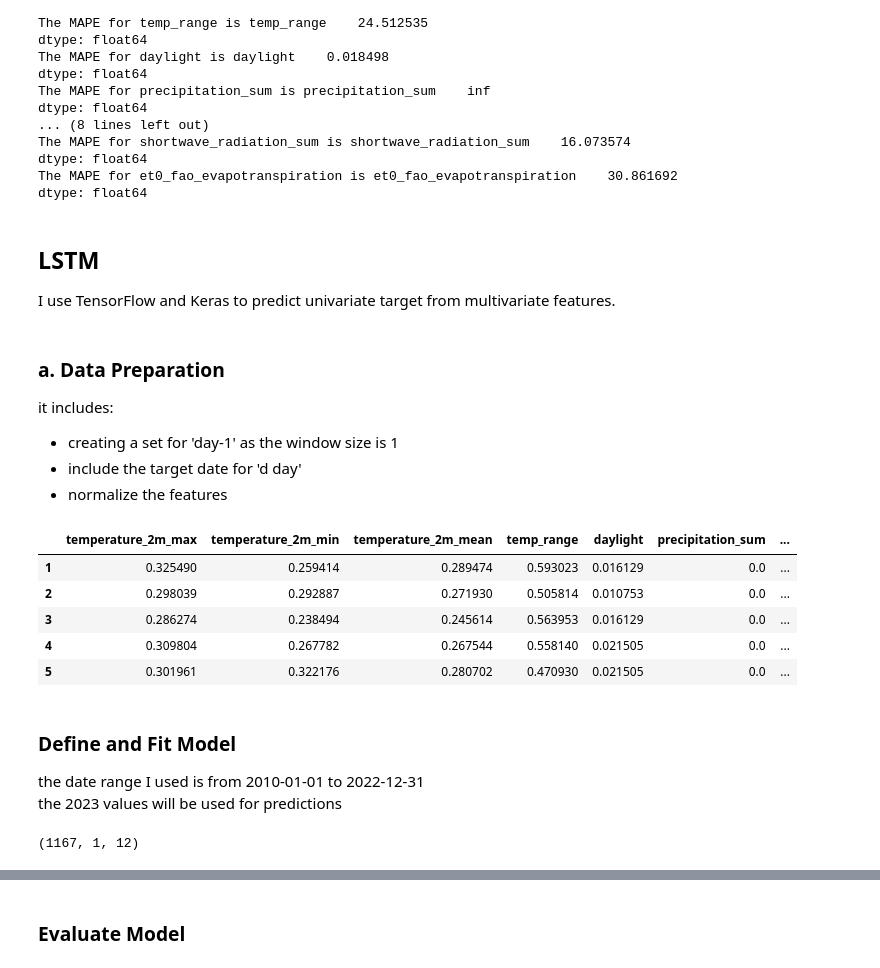
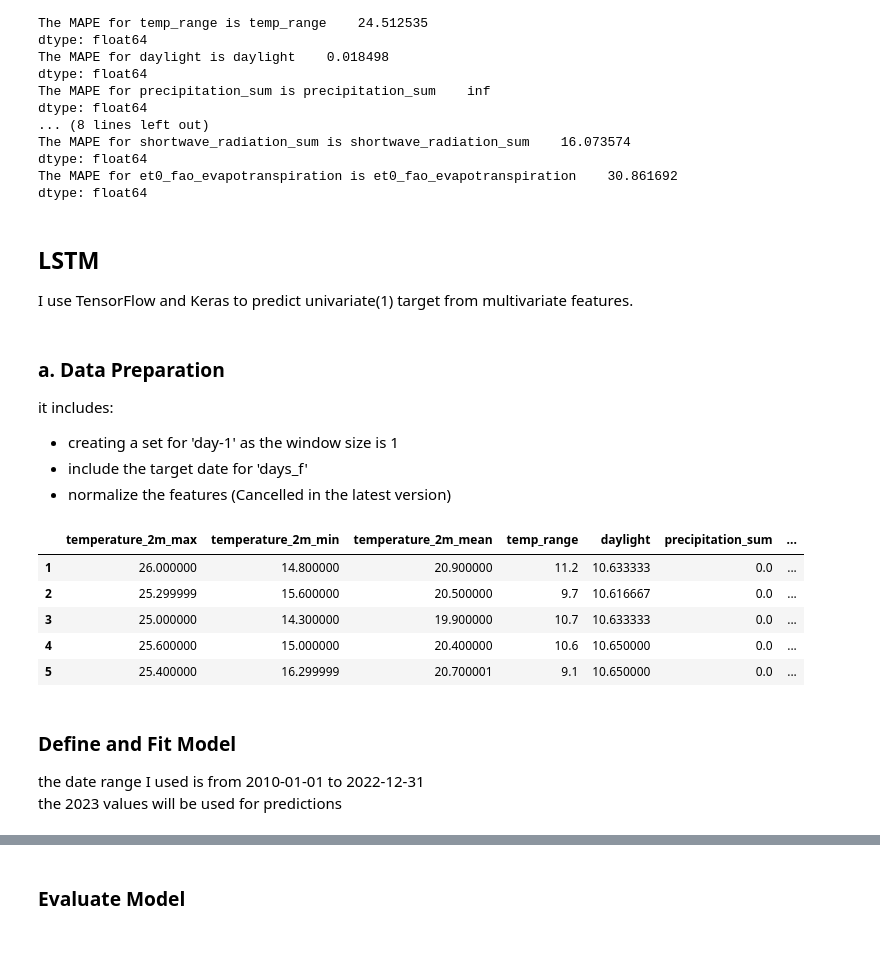
Before and after one commit to OmdenaAI/karachi-pakistan-weather-prediction, a Jupyter notebook: src/tasks/task_3_modelling/LSTM_Heatwave_Predictions.ipynb, the cells around one changed output, grey strips where cells are left out. Cells and saved outputs as stored; diff of their text form; code cells hidden in the pictures.

```diff
--- a/src/tasks/task_3_modelling/LSTM_Heatwave_Predictions.ipynb
+++ b/src/tasks/task_3_modelling/LSTM_Heatwave_Predictions.ipynb
@@ -175,11 +180,11 @@ dtype: float64
 # %% [markdown]
 ## LSTM
 
-I use TensorFlow and Keras to predict univariate target from multivariate features.
+I use TensorFlow and Keras to predict univariate(1) target from multivariate features.
 # %% [markdown]
 ### a. Data Preparation
 it includes:<br>
 * creating a set for 'day-1' as the window size is 1
-* include the target date for 'd day'
-* normalize the features
+* include the target date for 'days_f'
+* normalize the features (Cancelled in the latest version)
 # %%
@@ -208,36 +213,32 @@ def series_to_supervised(data, n_in=1, n_out=1, dropnan=True):
   return agg
 # %%
 # adapted from https://machinelearningmastery.com/
-from sklearn.preprocessing import MinMaxScaler
+
+# number of days to forecast
+days_f = 7
 
 values = df_k.values
 values = values.astype('float32')
 
-# normalize feature
-minmax = MinMaxScaler(feature_range=(0,1))
-values_minmaxed = minmax.fit_transform(values)
+# # normalize feature
+# minmax = MinMaxScaler(feature_range=(0,1))
+# values_minmaxed = minmax.fit_transform(values)
 # frame as supervised learning
-reframed = series_to_supervised(values_minmaxed, 1, 1)
 
-# I keep the temp max (t) columns and drop all the others
-# reframed.drop(reframed.columns[13:14], axis=1, inplace=True)
-reframed = reframed.iloc[:, list(range(12)) + [12]]
-
+reframed = series_to_supervised(values, 1, days_f)
+# I keep the temp max (t, t+1, etc) columns and drop all the others
+reframed = reframed.iloc[:, list(range(12)) + [12*x for x in range(1,days_f+1)]]
 # get the columns names right
 df_k_columns = df_k.columns.tolist()
-df_k_columns.append(df_k.columns[0])
-
-reframed.columns = df_k_columns
-reframed.columns.values[12] = 'temperature_2m_max (t)'
-
-display(reframed.head())
+reframed.columns = df_k_columns + list(['temperature_2m_max (t' + str(x) +')' for x in range(0, days_f)])
+reframed.head()
 # %% [output]
 |  | temperature_2m_max | temperature_2m_min | temperature_2m_mean | temp_range | daylight | precipitation_sum | ... |
-| 1 | 0.325490 | 0.259414 | 0.289474 | 0.593023 | 0.016129 | 0.0 | ... |
-| 2 | 0.298039 | 0.292887 | 0.271930 | 0.505814 | 0.010753 | 0.0 | ... |
-| 3 | 0.286274 | 0.238494 | 0.245614 | 0.563953 | 0.016129 | 0.0 | ... |
-| 4 | 0.309804 | 0.267782 | 0.267544 | 0.558140 | 0.021505 | 0.0 | ... |
-| 5 | 0.301961 | 0.322176 | 0.280702 | 0.470930 | 0.021505 | 0.0 | ... |
+| 1 | 26.000000 | 14.800000 | 20.900000 | 11.2 | 10.633333 | 0.0 | ... |
+| 2 | 25.299999 | 15.600000 | 20.500000 | 9.7 | 10.616667 | 0.0 | ... |
+| 3 | 25.000000 | 14.300000 | 19.900000 | 10.7 | 10.633333 | 0.0 | ... |
+| 4 | 25.600000 | 15.000000 | 20.400000 | 10.6 | 10.650000 | 0.0 | ... |
+| 5 | 25.400000 | 16.299999 | 20.700001 | 9.1 | 10.650000 | 0.0 | ... |
 # %% [markdown]
 ### Define and Fit Model
 the date range I used is from 2010-01-01 to 2022-12-31<br>
@@ -254,14 +255,12 @@ n_train_days = int(4748 * .80)
 train = values[:n_train_days, :]
 test = values[n_train_days:, :]
 # split into input and outputs
-train_X, train_y = train[:, :-1], train[:, -1]
-test_X, test_y = test[:, :-1], test[:, -1]
+train_X, train_y = train[:, 0:12], train[:, 12:(12+days_f)]
+test_X, test_y = test[:, 0:12], test[:, 12:12+days_f]
+
 # reshape input to be 3D [samples, timesteps, features]
 train_X = train_X.reshape((train_X.shape[0], 1, train_X.shape[1]))
 test_X = test_X.reshape((test_X.shape[0], 1, test_X.shape[1]))
-print(test_X.shape)
-# %% [output]
-(1167, 1, 12)
 # %%
 # adapted from https://machinelearningmastery.com/
 # design network
```
Also changed, not shown: parts of 18 cells of this notebook.
